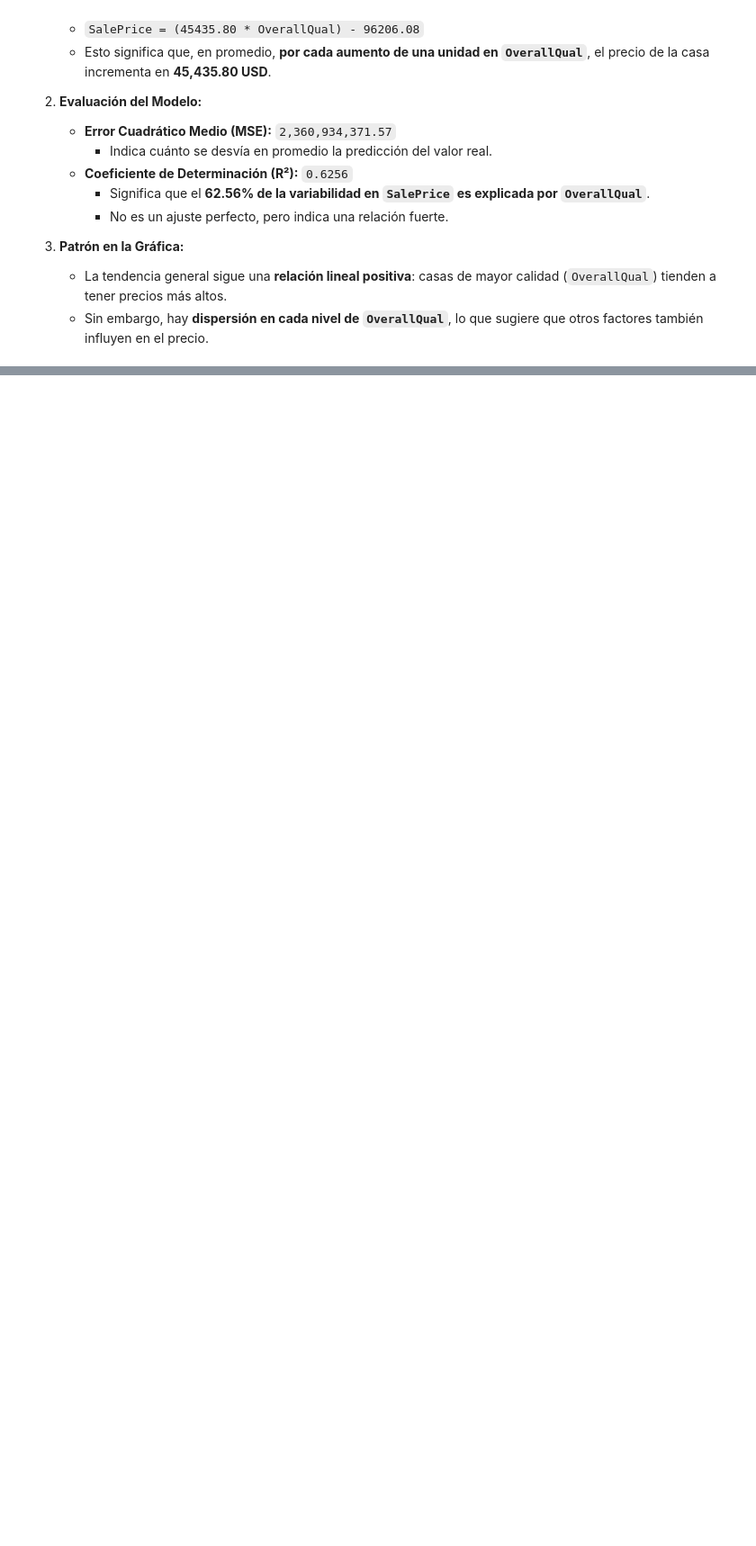
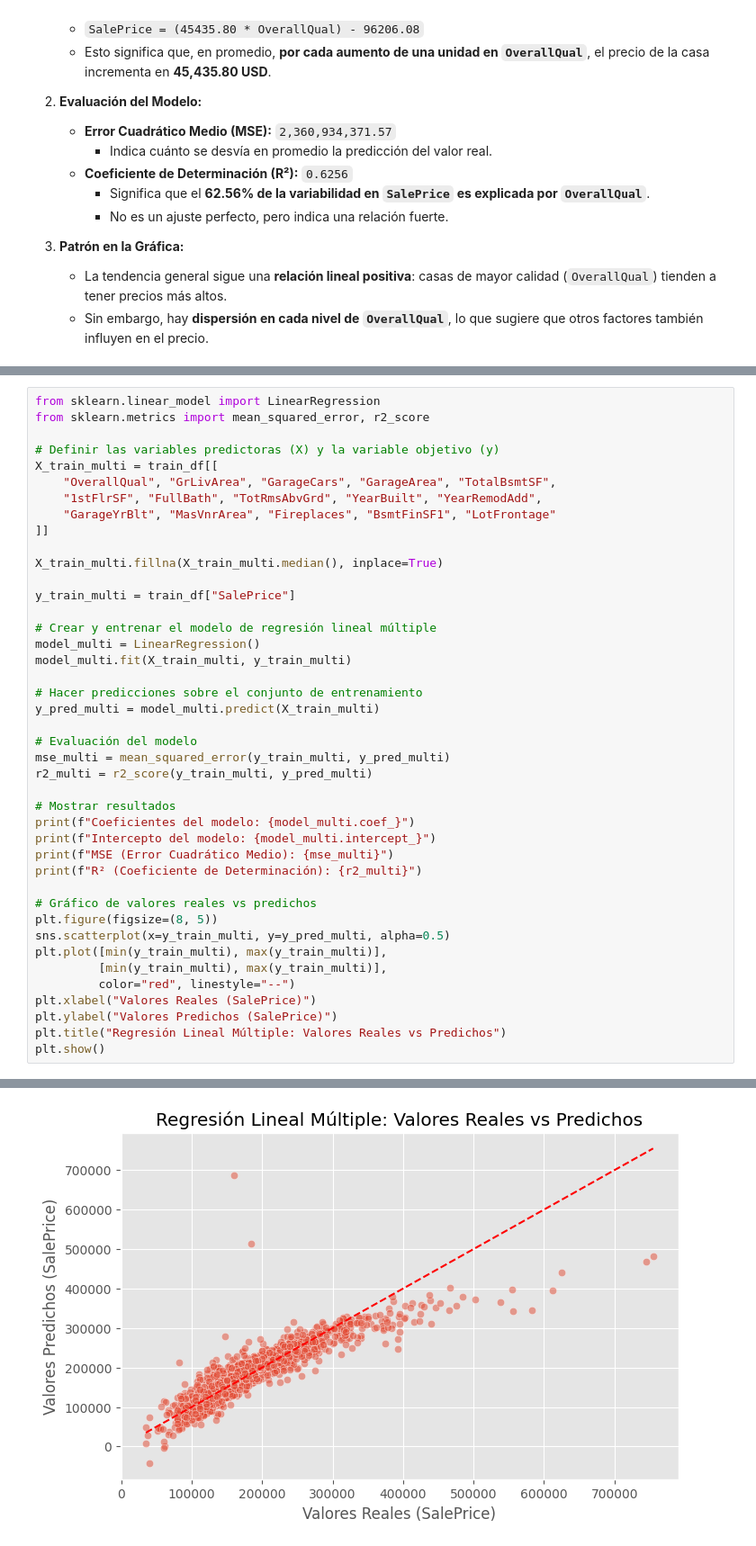
Before and after one commit to Hayser8/HT3MD, a Jupyter notebook: HT3.ipynb, the cells around one changed output, grey strips where cells are left out. Shown at 90% size. Saved outputs shown, nothing was run; the diff lists cells and outputs as text; blank space fills up the shorter version.

Commit message:
multivariable

```diff
--- a/HT3.ipynb
+++ b/HT3.ipynb
@@ -611,0 +680,43 @@ R² (Coeficiente de Determinación): 0.625651892462118
+# %%
+from sklearn.linear_model import LinearRegression
+from sklearn.metrics import mean_squared_error, r2_score
+
+# Definir las variables predictoras (X) y la variable objetivo (y)
+X_train_multi = train_df[[
+    "OverallQual", "GrLivArea", "GarageCars", "GarageArea", "TotalBsmtSF",
+    "1stFlrSF", "FullBath", "TotRmsAbvGrd", "YearBuilt", "YearRemodAdd",
+    "GarageYrBlt", "MasVnrArea", "Fireplaces", "BsmtFinSF1", "LotFrontage"
+]]
+
+X_train_multi.fillna(X_train_multi.median(), inplace=True)
+
+y_train_multi = train_df["SalePrice"]
+
+# Crear y entrenar el modelo de regresión lineal múltiple
+model_multi = LinearRegression()
+model_multi.fit(X_train_multi, y_train_multi)
+
+# Hacer predicciones sobre el conjunto de entrenamiento
+y_pred_multi = model_multi.predict(X_train_multi)
+
+# Evaluación del modelo
+mse_multi = mean_squared_error(y_train_multi, y_pred_multi)
+r2_multi = r2_score(y_train_multi, y_pred_multi)
+
+# Mostrar resultados
+print(f"Coeficientes del modelo: {model_multi.coef_}")
+print(f"Intercepto del modelo: {model_multi.intercept_}")
+print(f"MSE (Error Cuadrático Medio): {mse_multi}")
+print(f"R² (Coeficiente de Determinación): {r2_multi}")
+
+# Gráfico de valores reales vs predichos
+plt.figure(figsize=(8, 5))
+sns.scatterplot(x=y_train_multi, y=y_pred_multi, alpha=0.5)
+plt.plot([min(y_train_multi), max(y_train_multi)],
+         [min(y_train_multi), max(y_train_multi)],
+         color="red", linestyle="--")
+plt.xlabel("Valores Reales (SalePrice)")
+plt.ylabel("Valores Predichos (SalePrice)")
+plt.title("Regresión Lineal Múltiple: Valores Reales vs Predichos")
+plt.show()
+# %% [output]
@@ -611,0 +734 @@ R² (Coeficiente de Determinación): 0.625651892462118
+[figure, added]
```
Also changed, not shown: parts of 5 cells of this notebook.
